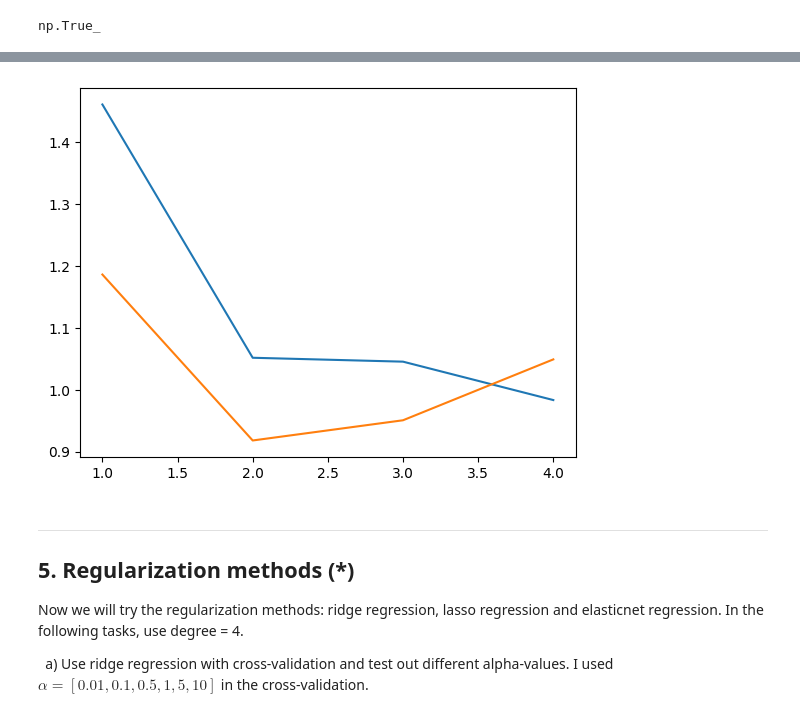
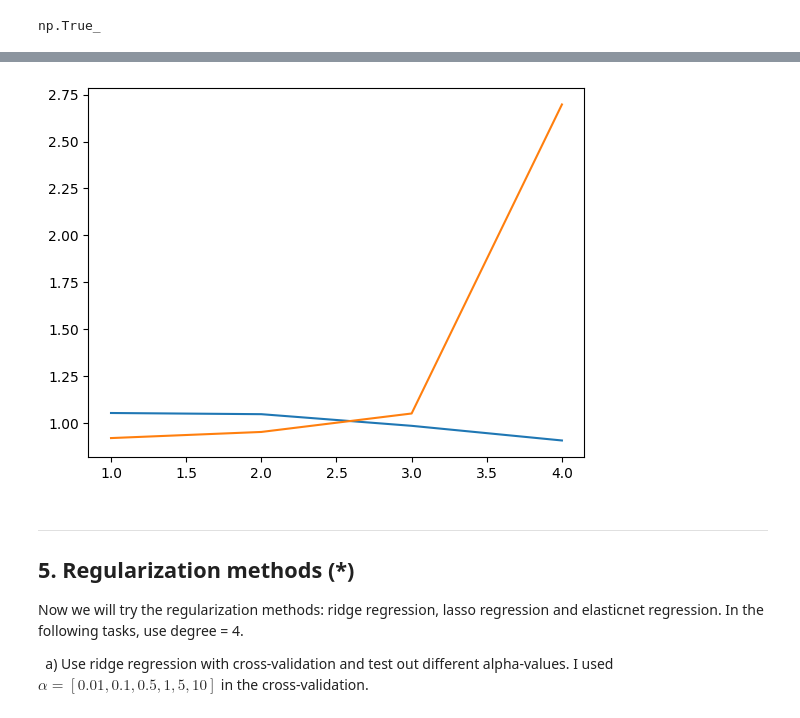
Before and after one commit to AlbotGoodman/machine-learning, a Jupyter notebook: Exercises/E02_overfit_regularization.ipynb, the cells around one changed output, grey strips where cells are left out. Cells and saved outputs as stored; diff of their text form; code cells hidden in the pictures.

```diff
--- a/Exercises/E02_overfit_regularization.ipynb
+++ b/Exercises/E02_overfit_regularization.ipynb
@@ -216,5 +214,5 @@ import time
 # %%
-class Normalise:
+class Standardise:
 
     def __init__(self):
         self._train_mean = None
@@ -224,7 +222,6 @@ class Normalise:
     def norm(self, X, split):
         """Normalise features using training statistics."""
         X_norm = X.copy()
-        d = X_norm.shape[1]
 
         if split == "train":
             self._train_mean = np.mean(X_norm, axis=0)
@@ -240,9 +237,9 @@ class Normalise:
         return X_norm
 
 
-normaliser = Normalise()
-X_train_norm, X_test_norm = normaliser.norm(X_train, "train"), normaliser.norm(X_test, "test")
-X_train_norm[:5, :]
+scaler = Standardise()
+X_train_scaled, X_test_scaled = scaler.norm(X_train, "train"), scaler.norm(X_test, "test")
+X_train_scaled[:5, :]
 # %% [output]
 array([[-0.5265122 , -0.6236758 ],
        [ 0.01505431,  1.51824108],
@@ -293,28 +290,28 @@ Now plot the results in the same figure. Do you notice anything special?
 # %%
 from sklearn.linear_model import LinearRegression
 from sklearn.metrics import root_mean_squared_error
 
 rmse = [] # [train, test]
 
-for d in range(4):
+for d in range(1, 5):
     poly = PolynomialFeatures(degree=d)
-    X_train_d = poly.fit_transform(X_train)
-    X_test_d = poly.transform(X_test)
+    X_train_d = poly.fit_transform(X_train_scaled)
+    X_test_d = poly.transform(X_test_scaled)
     linear_model = LinearRegression()
     linear_model.fit(X_train_d, y_train)
     y_hat_train = linear_model.predict(X_train_d)
     y_hat_test = linear_model.predict(X_test_d)
     rmse_train = root_mean_squared_error(y_true=y_train, y_pred=y_hat_train)
     rmse_test = root_mean_squared_error(y_test, y_hat_test)
     rmse.append([rmse_train, rmse_test])
 
 arr = np.array(rmse)
 x = np.arange(1,5)
 sns.lineplot(x=x, y=arr[:, 0]) # train
 sns.lineplot(x=x, y=arr[:, 1]) # test
 plt.show()
 # %% [output]
-[figure, old version]
+[figure, new version]
 # %% [markdown]
 ---
 ## 5. Regularization methods (*)
```
Also changed, not shown: parts of 1 cell of this notebook.
